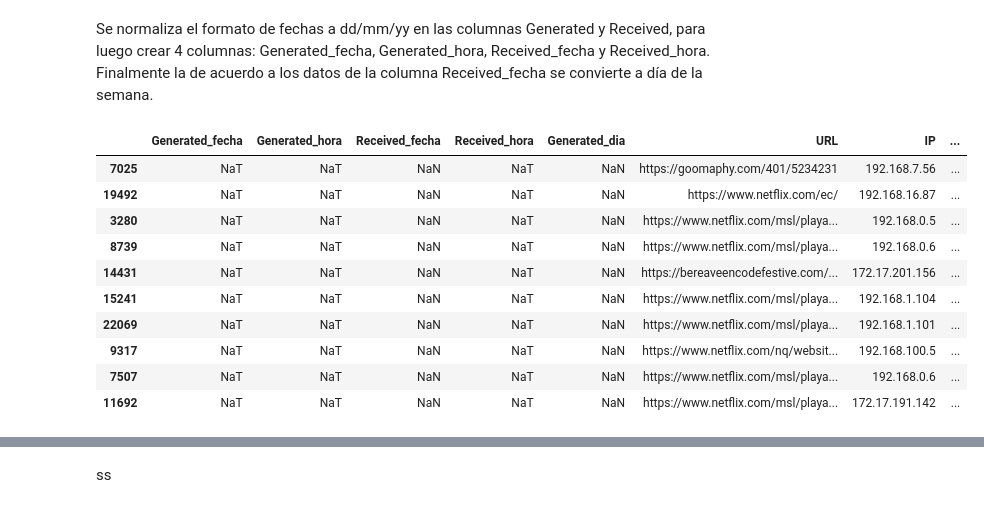
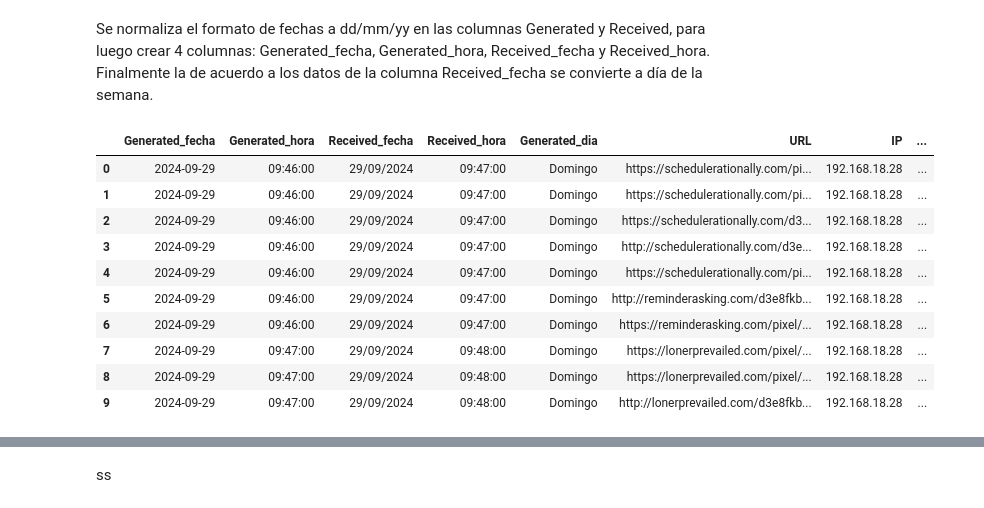
Before and after one commit to mpjuarez/introduccion-IA, a Jupyter notebook: TT_IA.ipynb, the cells around one changed output, grey strips where cells are left out. Saved outputs shown, nothing was run; the diff lists cells and outputs as text; code cells hidden in the pictures.

```diff
--- a/TT_IA.ipynb
+++ b/TT_IA.ipynb
@@ -243,9 +243,18 @@ Web_security1 = pd.DataFrame(Web_security1)
 # Crear una copia del DataFrame original para trabajar en ella
 Web_security1_colum = Web_security1.copy()
 
-# Asegurar que las columnas sean del tipo datetime
-Web_security1_colum["Generated"] = pd.to_datetime(Web_security1_colum["Generated"], format='%d/%m/%Y %H:%M:%S', errors='coerce')
-Web_security1_colum["Received"] = pd.to_datetime(Web_security1_colum["Received"], format='%d/%m/%Y %H:%M:%S', errors='coerce')
+
+# Dividir las columnas en fecha y hora
+import pandas as pd
+import pytz
+
+# Asegurar que las columnas sean datetime y asignar zona horaria UTC
+Web_security1_colum["Generated"] = pd.to_datetime(Web_security1_colum["Generated"], dayfirst=True, errors='coerce').dt.tz_localize('UTC')
+Web_security1_colum["Received"] = pd.to_datetime(Web_security1_colum["Received"], dayfirst=True, errors='coerce').dt.tz_localize('UTC')
+
+# Convertir las fechas a la zona horaria 'America/Guayaquil'
+Web_security1_colum["Generated"] = Web_security1_colum["Generated"].dt.tz_convert('America/Guayaquil')
+Web_security1_colum["Received"] = Web_security1_colum["Received"].dt.tz_convert('America/Guayaquil')
 
 # Dividir las columnas en fecha y hora
 Web_security1_colum["Generated_fecha"] = Web_security1_colum["Generated"].dt.strftime('%d/%m/%Y')
@@ -254,27 +263,8 @@ Web_security1_colum["Generated_hora"] = Web_security1_colum["Generated"].dt.strf
 Web_security1_colum["Received_fecha"] = Web_security1_colum["Received"].dt.strftime('%d/%m/%Y')
 Web_security1_colum["Received_hora"] = Web_security1_colum["Received"].dt.strftime('%H:%M:%S')
 
-# Verificar el tipo de datos después de la conversión
-#print(Web_security1_colum.dtypes)
-
-# Mostrar una muestra del DataFrame corregido
-#print(Web_security1_colum.head())
-
-
-
 # Eliminar columnas originales si ya no son necesarias
 Web_security1_colum = Web_security1_colum.drop(columns=["Generated", "Received"])
-
-
-
-# Dividir la columna "User" en "Enpoint_dominio" y "User"
-def dividir_user(valor):
-    if "\\" in valor:  # Usar "\\" para el separador
-        return valor.split("\\", 1)  # Divide en dos partes: antes y después del "\"
-    return [valor, ""]  # Si no hay "\", asignar el valor completo a User y vacío a Enpoint_dominio
-
-Web_security1_colum[["Enpoint_dominio", "User"]] = Web_security1_colum["User"].apply(lambda x: pd.Series(dividir_user(x)))
-
 
 # Convertir la columna "Generated_fecha" al tipo datetime
 Web_security1_colum["Generated_fecha"] = pd.to_datetime(Web_security1_colum["Generated_fecha"], format='%d/%m/%Y')
@@ -309,43 +299,43 @@ Web_security1_colum["jornada"] = Web_security1_colum.apply(
     lambda row: determinar_jornada(row["Generated_hora"], row["Generated_dia"]),
     axis=1
 )
 
 # Calcular el tiempo transcurrido entre "Generated_hora" y "Received_hora" en minutos
 def calcular_tiempo(generated, received):
     # Verificar si generated o received son NaTType
     if pd.isnull(generated) or pd.isnull(received):
         return np.nan  # Reemplazar con NaN si hay valores faltantes
 
     # Convertir las horas al tipo datetime completo para calcular diferencias
     generated_time = pd.Timestamp.combine(pd.Timestamp.today(), generated)
     received_time = pd.Timestamp.combine(pd.Timestamp.today(), received)
     return (received_time - generated_time).total_seconds() / 60
 
 Web_security1_colum["tiempo"] = Web_security1_colum.apply(
     lambda row: calcular_tiempo(row["Generated_hora"], row["Received_hora"]), axis=1
 )
 
 # Ordenar columnas
 columnas_ordenadas = [
     "Generated_fecha", "Generated_hora",
     "Received_fecha", "Received_hora", "Generated_dia",  "URL", "IP", "Detections",
-    "Enpoint_dominio", "User",
+    "User",
     "jornada", "tiempo"
 ]
 # Reordena las columnas del DataFrame
 Web_security1_colum = Web_security1_colum[columnas_ordenadas]
 
-# Mostrar el resultado final
-Web_security1_colum.sample(10)
+# Dataset Web Security
+Web_security1_colum.head(10)
 # %% [output]
 |  | Generated_fecha | Generated_hora | Received_fecha | Received_hora | Generated_dia | URL | IP | ... |
-| 7025 | NaT | NaT | NaN | NaT | NaN | https://goomaphy.com/401/5234231 | 192.168.7.56 | ... |
-| 19492 | NaT | NaT | NaN | NaT | NaN | https://www.netflix.com/ec/ | 192.168.16.87 | ... |
-| 3280 | NaT | NaT | NaN | NaT | NaN | https://www.netflix.com/msl/playa... | 192.168.0.5 | ... |
-| 8739 | NaT | NaT | NaN | NaT | NaN | https://www.netflix.com/msl/playa... | 192.168.0.6 | ... |
-| 14431 | NaT | NaT | NaN | NaT | NaN | https://bereaveencodefestive.com/... | 172.17.201.156 | ... |
-| 15241 | NaT | NaT | NaN | NaT | NaN | https://www.netflix.com/msl/playa... | 192.168.1.104 | ... |
-| 22069 | NaT | NaT | NaN | NaT | NaN | https://www.netflix.com/msl/playa... | 192.168.1.101 | ... |
-| 9317 | NaT | NaT | NaN | NaT | NaN | https://www.netflix.com/nq/websit... | 192.168.100.5 | ... |
-| 7507 | NaT | NaT | NaN | NaT | NaN | https://www.netflix.com/msl/playa... | 192.168.0.6 | ... |
-| 11692 | NaT | NaT | NaN | NaT | NaN | https://www.netflix.com/msl/playa... | 172.17.191.142 | ... |
+| 0 | 2024-09-29 | 09:46:00 | 29/09/2024 | 09:47:00 | Domingo | https://schedulerationally.com/pi... | 192.168.18.28 | ... |
+| 1 | 2024-09-29 | 09:46:00 | 29/09/2024 | 09:47:00 | Domingo | https://schedulerationally.com/pi... | 192.168.18.28 | ... |
+| 2 | 2024-09-29 | 09:46:00 | 29/09/2024 | 09:47:00 | Domingo | https://schedulerationally.com/d3... | 192.168.18.28 | ... |
+| 3 | 2024-09-29 | 09:46:00 | 29/09/2024 | 09:47:00 | Domingo | http://schedulerationally.com/d3e... | 192.168.18.28 | ... |
+| 4 | 2024-09-29 | 09:46:00 | 29/09/2024 | 09:47:00 | Domingo | https://schedulerationally.com/pi... | 192.168.18.28 | ... |
+| 5 | 2024-09-29 | 09:46:00 | 29/09/2024 | 09:47:00 | Domingo | http://reminderasking.com/d3e8fkb... | 192.168.18.28 | ... |
+| 6 | 2024-09-29 | 09:46:00 | 29/09/2024 | 09:47:00 | Domingo | https://reminderasking.com/pixel/... | 192.168.18.28 | ... |
+| 7 | 2024-09-29 | 09:47:00 | 29/09/2024 | 09:48:00 | Domingo | https://lonerprevailed.com/pixel/... | 192.168.18.28 | ... |
+| 8 | 2024-09-29 | 09:47:00 | 29/09/2024 | 09:48:00 | Domingo | https://lonerprevailed.com/pixel/... | 192.168.18.28 | ... |
+| 9 | 2024-09-29 | 09:47:00 | 29/09/2024 | 09:48:00 | Domingo | http://lonerprevailed.com/d3e8fkb... | 192.168.18.28 | ... |
```
Also changed, not shown: parts of 11 cells of this notebook.
